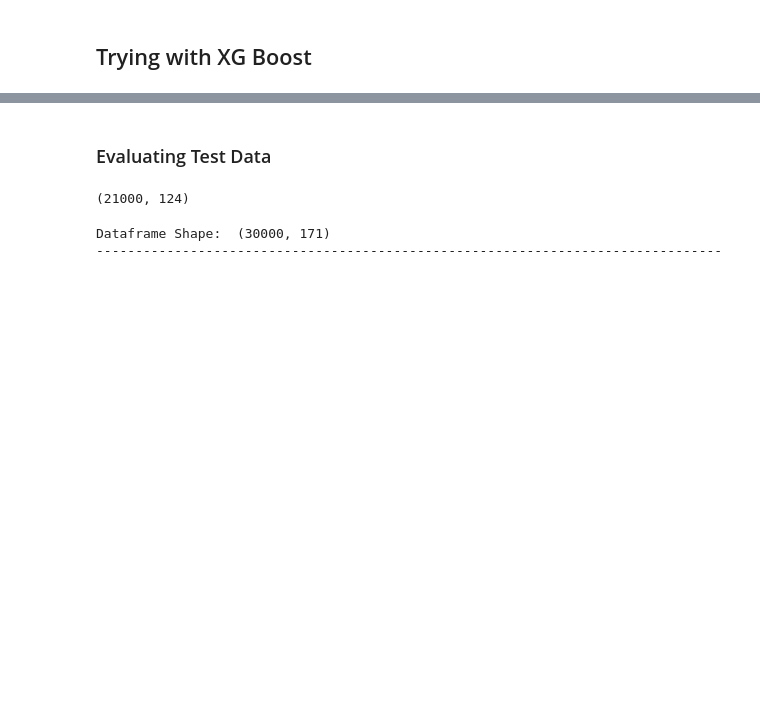
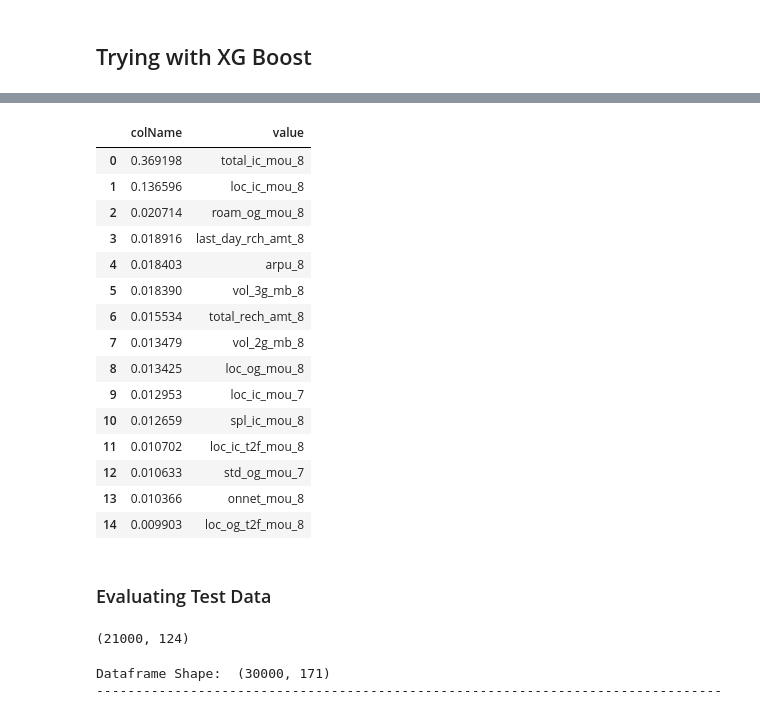
Before and after one commit to m-sukumar/Telecom-Churn-Case-Study, a Jupyter notebook: Telecom_Churn_Case_Study.ipynb, the cells around one changed output, grey strips where cells are left out. Drawn from its saved outputs; the diff is of its cells as text; code cells hidden in the pictures; blank space fills up the shorter version.

Commit message:
Hyper param tuned

```diff
--- a/Telecom_Churn_Case_Study.ipynb
+++ b/Telecom_Churn_Case_Study.ipynb
@@ -762,0 +739,12 @@ RF_feature_importance.head(15)
+# %%
+params = {
+    'max_depth': [2,3,4,5,6,7]
+
+}
+
+xgbc =  XGBClassifier(random_state=42)
+grid_search_xgb = GridSearchCV(estimator=xgbc,
+                           param_grid=params,
+                           cv = 4,
+                           n_jobs=-1, verbose=3, scoring="accuracy")
+grid_search_xgb.fit(X_train_smote, y_train_smote)
@@ -762,0 +774,6 @@ RF_feature_importance.head(15)
+# %%
+#Running the random forest with default parameters.
+xgb_best = XGBClassifier(random_state=42,max_depth= 3)
+
+#fit
+xgb_best.fit(X_train_smote, y_train_smote)
@@ -763,3 +849,26 @@ RF_feature_importance.head(15)
+# %%
+importances = xgb_best.feature_importances_
+col_names =  X.columns
+
+RF_feature_importance = pd.DataFrame(sorted(zip(importances, list(col_names)), reverse=True),columns=['colName','value'])
+RF_feature_importance.head(15)
+# %% [output]
+|  | colName | value |
+| 0 | 0.369198 | total_ic_mou_8 |
+| 1 | 0.136596 | loc_ic_mou_8 |
+| 2 | 0.020714 | roam_og_mou_8 |
+| 3 | 0.018916 | last_day_rch_amt_8 |
+| 4 | 0.018403 | arpu_8 |
+| 5 | 0.018390 | vol_3g_mb_8 |
+| 6 | 0.015534 | total_rech_amt_8 |
+| 7 | 0.013479 | vol_2g_mb_8 |
+| 8 | 0.013425 | loc_og_mou_8 |
+| 9 | 0.012953 | loc_ic_mou_7 |
+| 10 | 0.012659 | spl_ic_mou_8 |
+| 11 | 0.010702 | loc_ic_t2f_mou_8 |
+| 12 | 0.010633 | std_og_mou_7 |
+| 13 | 0.010366 | onnet_mou_8 |
+| 14 | 0.009903 | loc_og_t2f_mou_8 |
 # %% [markdown]
 ### Evaluating Test Data
 # %%
```
Also changed, not shown: parts of 92 cells of this notebook, 2 other files.
